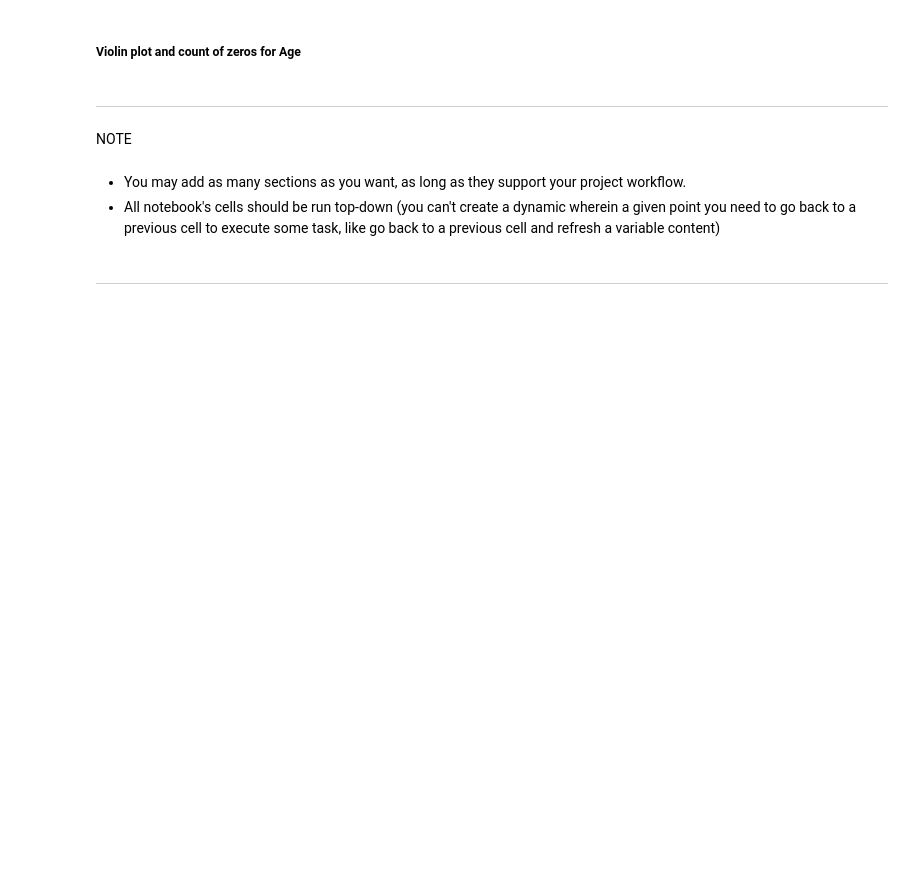
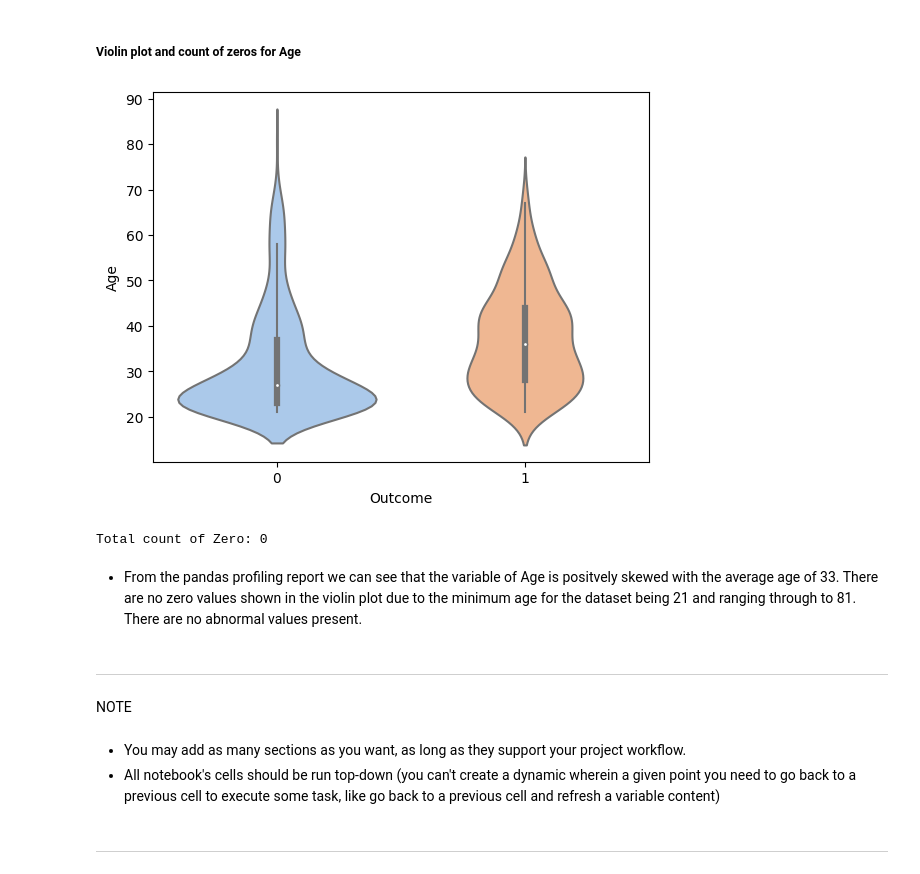
Before and after one commit to Code-Institute-Submissions/hardingrichard-pp5-diabetes-prediction_JanResub, a Jupyter notebook: jupyter_notebooks/02-CorrelationStudy.ipynb, the cells around one changed output. Drawn from its saved outputs; the diff is of its cells as text; code cells hidden in the pictures; blank space fills up the shorter version.

```diff
--- a/jupyter_notebooks/02-CorrelationStudy.ipynb
+++ b/jupyter_notebooks/02-CorrelationStudy.ipynb
@@ -214,5 +223,14 @@ Total count of Zero: 11
 # %% [markdown]
 ##### Violin plot and count of zeros for Age
+# %%
+sns.violinplot(x='Outcome', y='Age', data=df, palette='pastel', split=True)
+plt.show()
+print(f"Total count of Zero:", df.Age[df.Age==0].count())
+# %% [output]
+[figure, added]
+Total count of Zero: 0
+# %% [markdown]
+* From the pandas profiling report we can see that the variable of Age is positvely skewed with the average age of 33. There are no zero values shown in the violin plot due to the minimum age for the dataset being 21 and ranging through to 81. There are no abnormal values present.
 # %% [markdown]
 ---
 # %% [markdown]
```
Also changed, not shown: parts of 2 cells of this notebook.
